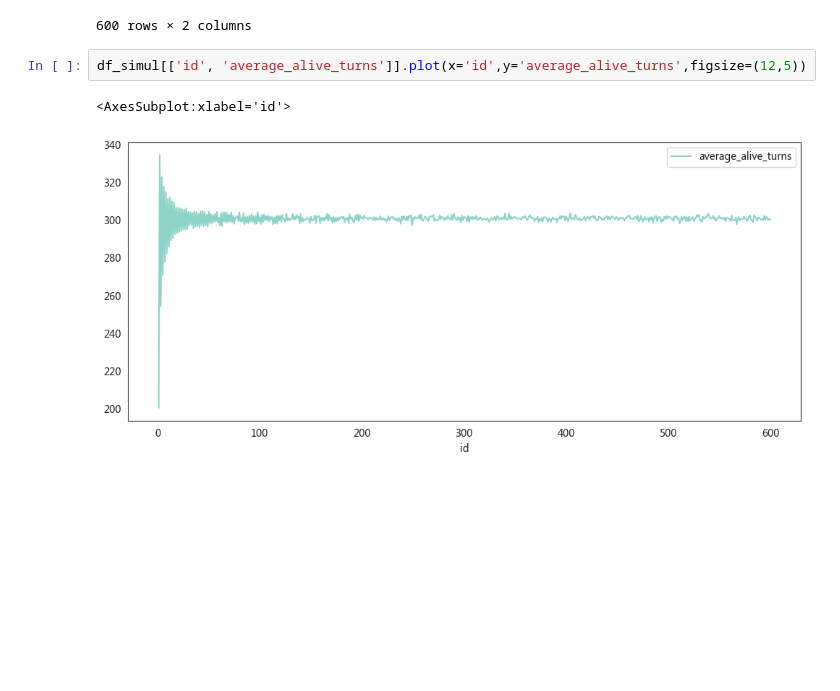
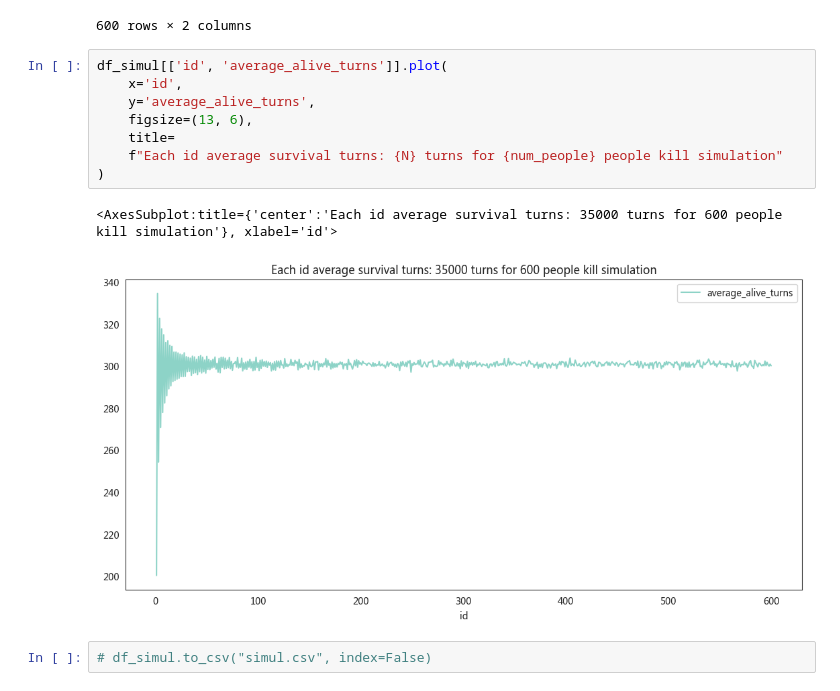
Before and after one commit to Republic1024/RandomKillSimulation, a Jupyter notebook: random_kill_final.ipynb, the cells around one changed output. Cells and saved outputs as stored; diff of their text form; blank space fills up the shorter version.

```diff
--- a/random_kill_final.ipynb
+++ b/random_kill_final.ipynb
@@ -179,10 +182,18 @@ df_simul[['id', 'average_alive_turns']].sort_values(by='average_alive_turns',
 | 0 | 1 | 200.279935 |
 600 rows × 2 columns
 # %%
-df_simul[['id', 'average_alive_turns']].plot(x='id',y='average_alive_turns',figsize=(12,5))
+df_simul[['id', 'average_alive_turns']].plot(
+    x='id',
+    y='average_alive_turns',
+    figsize=(13, 6),
+    title=
+    f"Each id average survival turns: {N} turns for {num_people} people kill simulation"
+)
 # %% [output]
-<AxesSubplot:xlabel='id'>
+<AxesSubplot:title={'center':'Each id average survival turns: 35000 turns for 600 people kill simulation'}, xlabel='id'>
-[figure, old version]
+[figure, new version]
+# %%
+# df_simul.to_csv("simul.csv", index=False)
 # %%
 !jupyter nbconvert --to html random_kill_final.ipynb
 # %% [output]
```
Also changed, not shown: parts of 4 cells of this notebook, 4 other files.
